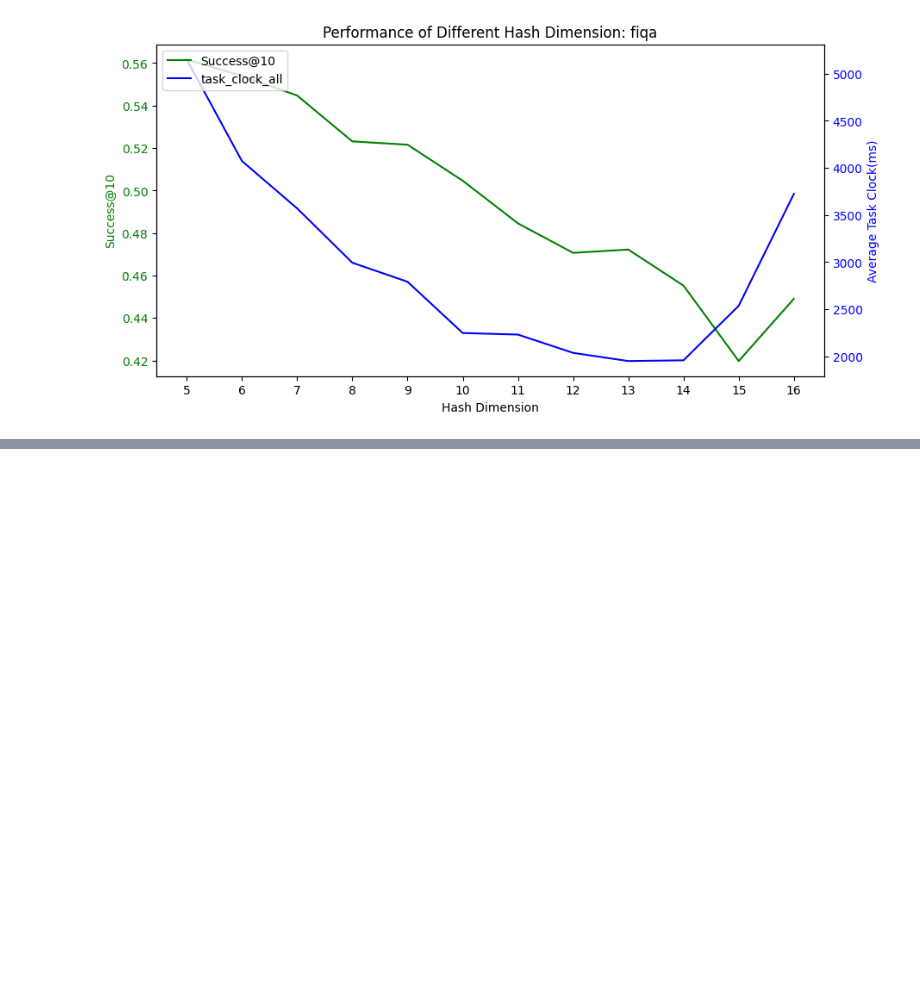
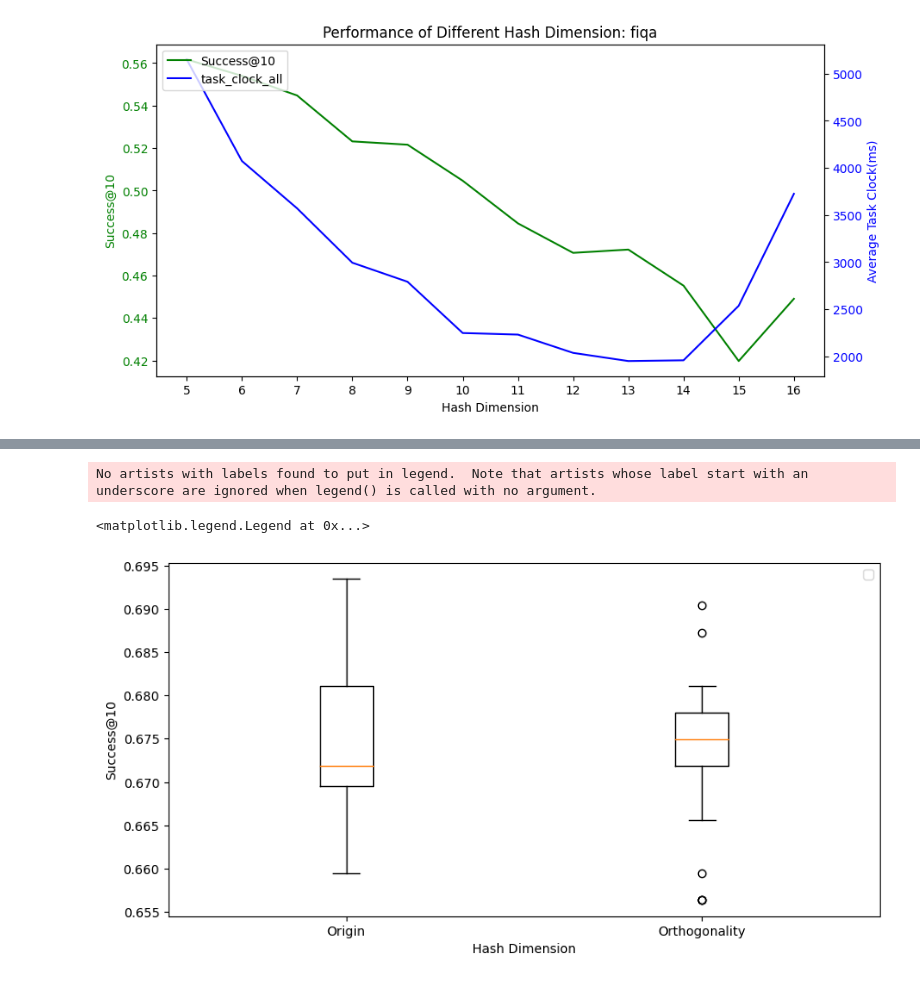
Before and after one commit to Matthew202209/LSHMultivector, a Jupyter notebook: notebook/line_chart_hash_dimension.ipynb, the cells around one changed output, grey strips where cells are left out. Saved outputs shown, nothing was run; the diff lists cells and outputs as text; code cells hidden in the pictures; blank space fills up the shorter version.

```diff
--- a/notebook/line_chart_hash_dimension.ipynb
+++ b/notebook/line_chart_hash_dimension.ipynb
@@ -117,0 +134,16 @@ Text(0.5, 1.0, 'Performance of Different Hash Dimension: fiqa')
+# %%
+root_dir = r"/home/chunming/data/chunming/projects/LSHMultivector/results"
+dataset = "nfcorpus"
+v3_path = r"{}/hamming_acc_v3/{}/eval_results/eval.csv".format(root_dir, dataset)
+v4_path = r"{}/hamming_acc_v4/{}/eval_results/eval.csv".format(root_dir, dataset)
+perf3 = pd.read_csv(v3_path)
+perf4 = pd.read_csv(v4_path)
+plt.figure(figsize=(10, 5))
+plt.boxplot([perf3['Success@10'], perf4['Success@10']], labels=['Origin', 'Orthogonality'])
+plt.xlabel('Hash Dimension')
+plt.ylabel('Success@10')
+plt.legend()
+# %% [output]
+No artists with labels found to put in legend.  Note that artists whose label start with an underscore are ignored when legend() is called with no argument.
+<matplotlib.legend.Legend at 0x...>
+[figure, added]
```
Also changed, not shown: parts of 3 cells of this notebook, 14 other files.
